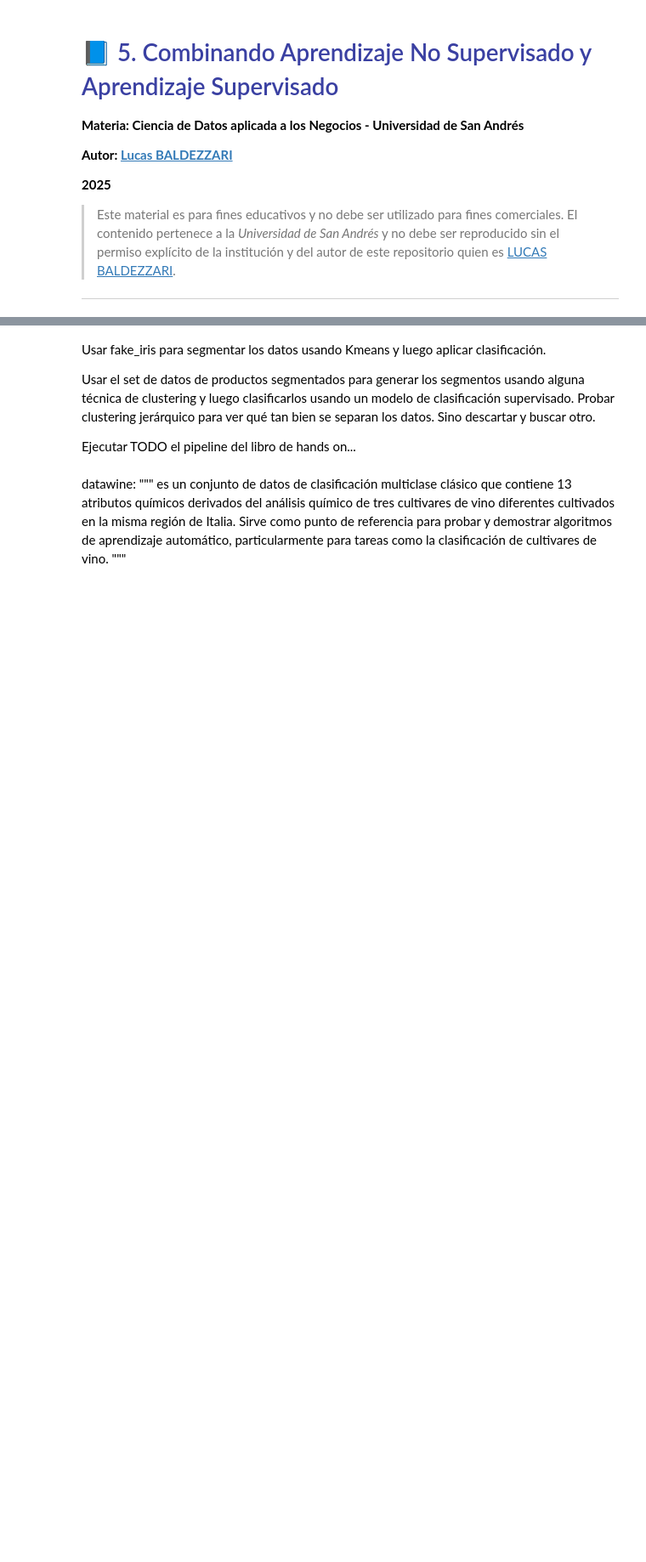
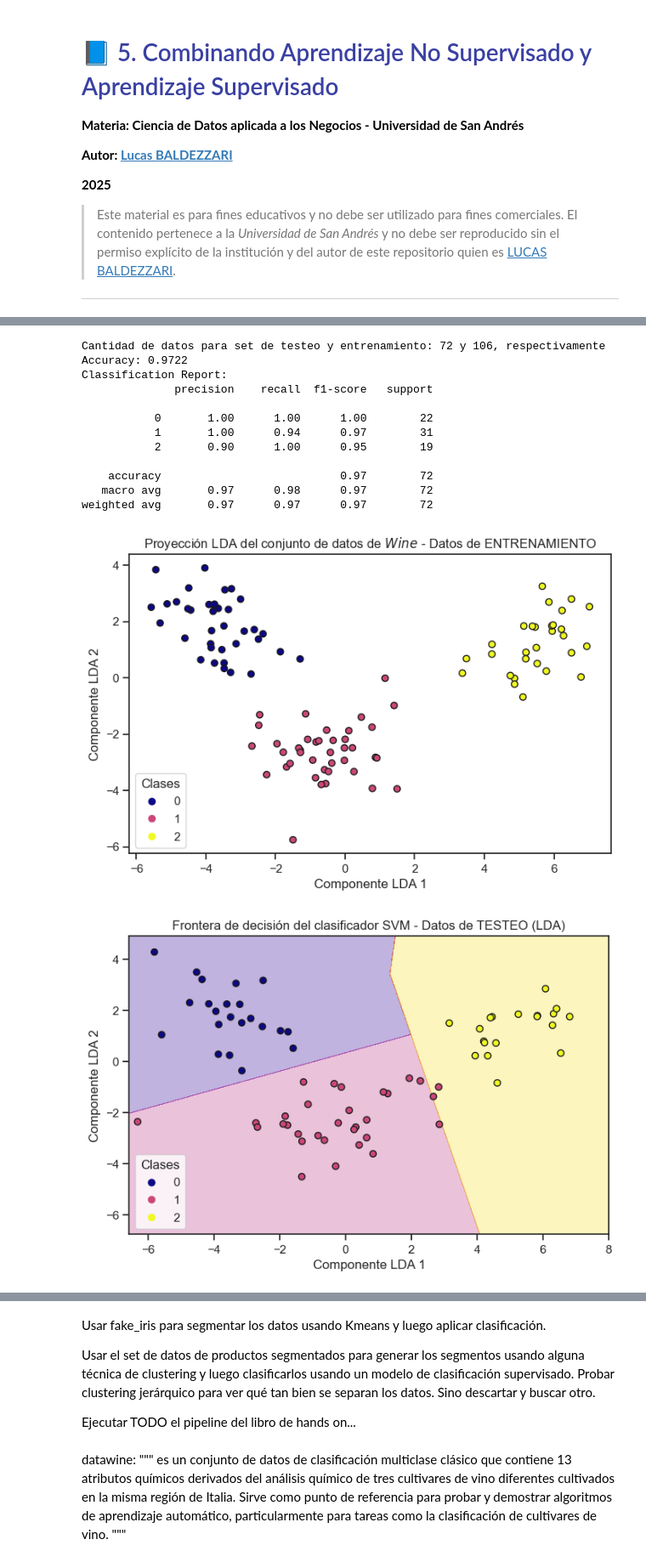
Before and after one commit to lucasbaldezzari/cdan, a Jupyter notebook: 5. Combinando ANS y AS.ipynb, the cells around one changed output, grey strips where cells are left out. Shown at 85% size. Drawn from its saved outputs; the diff is of its cells as text; code cells hidden in the pictures; blank space fills up the shorter version.

```diff
--- a/5. Combinando ANS y AS.ipynb
+++ b/5. Combinando ANS y AS.ipynb
@@ -24,0 +271,17 @@ Es importante prestar atención a los siguientes íconos o emojis que aparezcan
+# %%
+classifyWineLDA(show_variance=False, figsize=(8,5))
+# %% [output]
+Cantidad de datos para set de testeo y entrenamiento: 72 y 106, respectivamente
+Accuracy: 0.9722
+Classification Report:
+              precision    recall  f1-score   support
+
+           0       1.00      1.00      1.00        22
+           1       1.00      0.94      0.97        31
+           2       0.90      1.00      0.95        19
+
+    accuracy                           0.97        72
+   macro avg       0.97      0.98      0.97        72
+weighted avg       0.97      0.97      0.97        72
+[figure, added]
+[figure, added]
```
Also changed, not shown: parts of 64 cells of this notebook, 3 other files.
